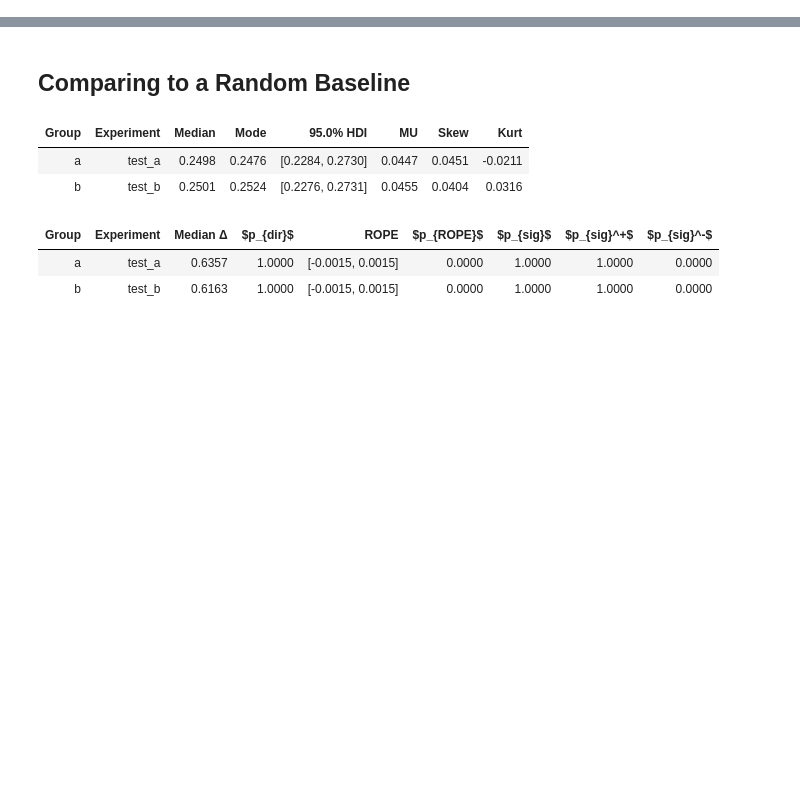
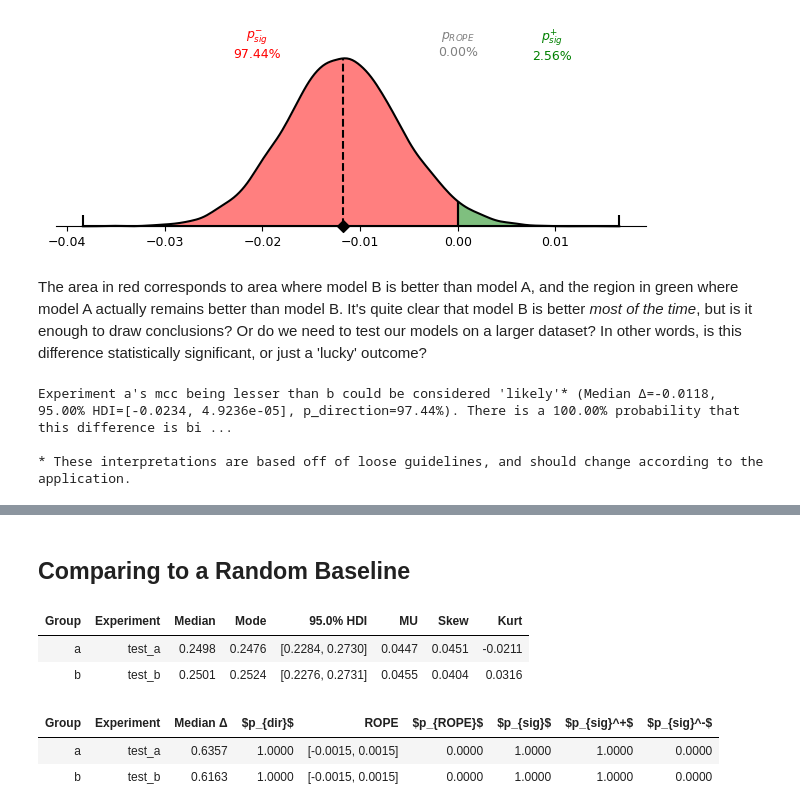
Before and after one commit to ioverho/prob_conf_mat, a Jupyter notebook: documentation/Getting Started/comparing_experiments.ipynb, the cells around one changed output, grey strips where cells are left out. Drawn from its saved outputs; the diff is of its cells as text; code cells hidden in the pictures; blank space fills up the shorter version.

```diff
--- a/documentation/Getting Started/comparing_experiments.ipynb
+++ b/documentation/Getting Started/comparing_experiments.ipynb
@@ -115,0 +129,24 @@ study.plot_comparison(
+# %%
+study.report_pairwise_comparison_plot(
+    metric="mcc",
+    experiment_a="a",
+    experiment_b="b",
+    min_sig_diff=0.0,
+);
+# %% [output]
+[figure, added]
+# %% [markdown]
+The area in red corresponds to area where model B is better than model A, and the region in green where model A actually remains better than model B. It's quite clear that model B is better *most of the time*, but is it enough to draw conclusions? Or do we need to test our models on a larger dataset? In other words, is this difference statistically significant, or just a 'lucky' outcome?
+# %%
+comparison_result = study.report_pairwise_comparison(
+    metric="mcc",
+    experiment_a="a",
+    experiment_b="b",
+    min_sig_diff=0.00,
+)
+
+print(comparison_result)
+# %% [output]
+Experiment a's mcc being lesser than b could be considered 'likely'* (Median Δ=-0.0118, 95.00% HDI=[-0.0234, 4.9236e-05], p_direction=97.44%). There is a 100.00% probability that this difference is bi ...
+
+* These interpretations are based off of loose guidelines, and should change according to the application.
```
Also changed, not shown: parts of 19 cells of this notebook, 6 other files.
